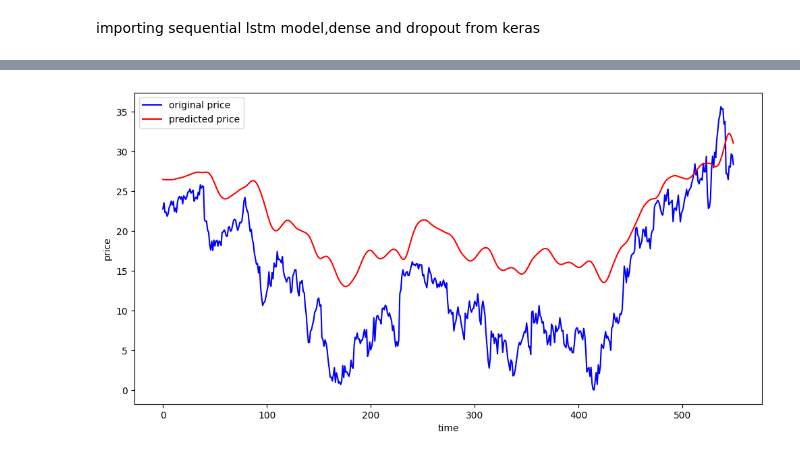
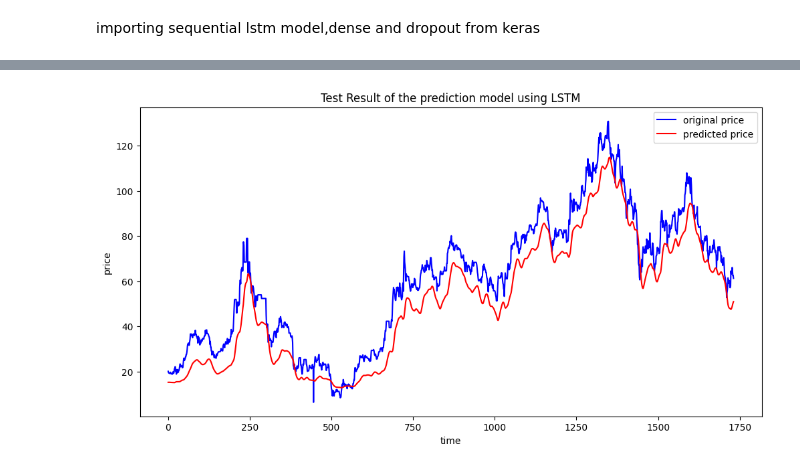
Before and after one commit to ShubhamShaw01/StockMarketPrediction, a Jupyter notebook: StockMarketPrediction.ipynb, the cells around one changed output, grey strips where cells are left out. Cells and saved outputs as stored; diff of their text form; code cells hidden in the pictures.

```diff
--- a/StockMarketPrediction.ipynb
+++ b/StockMarketPrediction.ipynb
@@ -20,8 +22,8 @@ from datetime import datetime
 # %% [markdown]
 **acquiring data**
 # %%
-start = '2014-01-01'
+# start = (datetime.today() - timedelta(days=15*365)).strftime('%Y-%m-%d')
 end = datetime.today().strftime('%Y-%m-%d')
-stock = 'RS'
-data = yf.download(stock,start,end)
+stock = 'TATAMOTORS.NS'
+data = yf.download(stock,end=end)
 # %% [output]
@@ -48,0 +57,18 @@ data
+# %%
+from sklearn.impute import KNNImputer
+
+# Select only numerical features for imputation
+numerical_features = data.select_dtypes(include=np.number).columns
+data_numerical = data[numerical_features]
+
+# Suppose 'data' is your DataFrame and you wish to impute missing values
+imputer = KNNImputer(n_neighbors=5, weights="uniform")
+data_imputed_numerical = pd.DataFrame(imputer.fit_transform(data_numerical), columns=data_numerical.columns, index=data_numerical.index) # keep the original index
+
+# Concatenate the imputed numerical features with the original 'Date' column
+# Instead of overwriting 'data', create a new DataFrame or update existing columns.
+# Here, I am updating the existing data DataFrame with the imputed values.
+data.update(data_imputed_numerical) # keep original data, update it with the imputed values
+
+print("Data after imputation:")
+data
@@ -107,19 +149,12 @@ from tensorflow.keras.models import Sequential
 # %%
 model=Sequential()
 model.add(LSTM(units=50,activation='relu',return_sequences=True,input_shape=(x.shape[1],1)))
+model.add(Dropout(0.1))
+model.add(LSTM(units=100,activation='relu'))
 model.add(Dropout(0.2))
 
-model.add(LSTM(units=60,activation='relu',return_sequences=True))
-model.add(Dropout(0.3))
-
-model.add(LSTM(units=80,activation='relu',return_sequences=True))
-model.add(Dropout(0.4))
-
-model.add(LSTM(units=120,activation='relu'))
-model.add(Dropout(0.5))
-
 model.add(Dense(units=1))
 # %%
 model.compile(optimizer='adam',loss='mean_squared_error')
-model.fit(x,y,epochs=30, batch_size=32,verbose =1)
+model.fit(x,y,epochs=50,steps_per_epoch=15, batch_size=32,verbose =1)
 # %% [output]
@@ -185,13 +233,14 @@ y=y*scale
 # %%
 plt.figure(figsize=(12,6))
 plt.plot(y,'b',label='original price')
 plt.plot(y_predict,'r',label='predicted price')
 plt.xlabel('time')
 plt.ylabel('price')
+plt.title("Test Result of the prediction model using LSTM")
 plt.legend()
 plt.show()
 # %% [output]
-[figure, old version]
+[figure, new version]
 # %%
 from sklearn.metrics import mean_absolute_percentage_error
 
```
Also changed, not shown: parts of 17 cells of this notebook.
